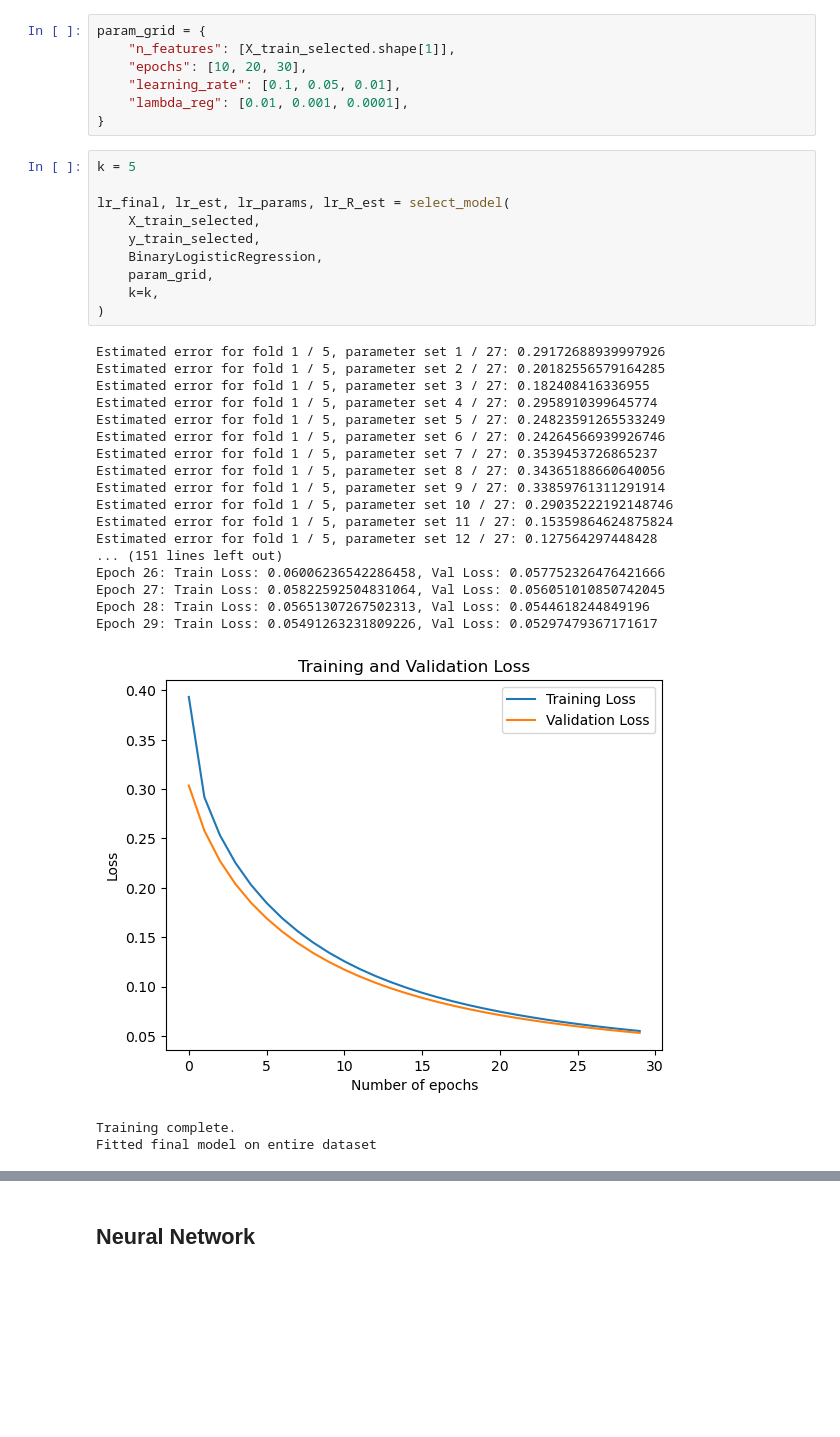
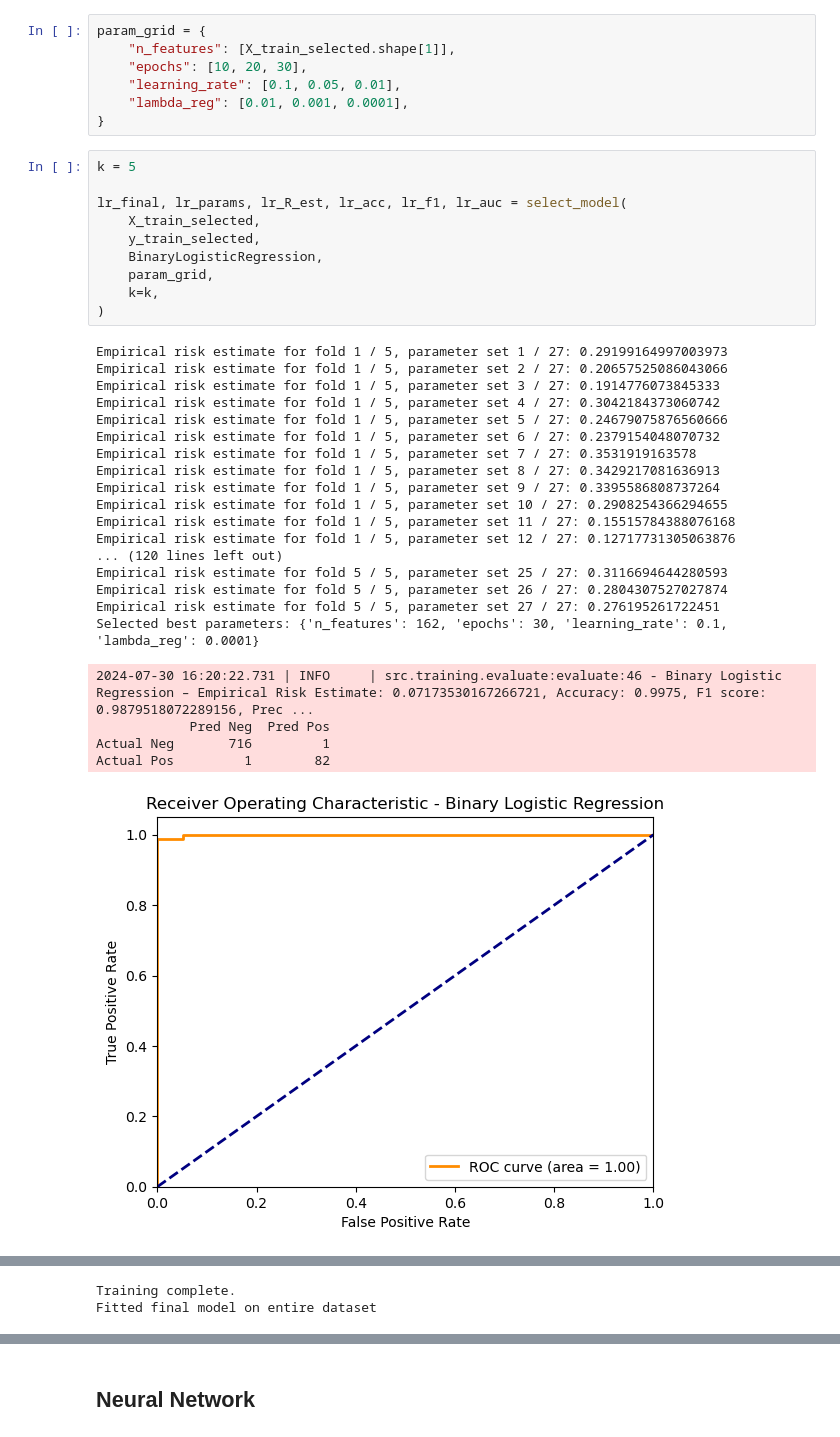
Before and after one commit to paulutsch/binary-stroke-classification, a Jupyter notebook: notebooks/main.ipynb, the cells around one changed output, grey strips where cells are left out. Drawn from its saved outputs; the diff is of its cells as text; blank space fills up the shorter version.

Commit message:
feat: evaluation embedded in select_model

```diff
--- a/notebooks/main.ipynb
+++ b/notebooks/main.ipynb
@@ -414,31 +415,33 @@ param_grid = {
 # %%
 k = 5
 
-lr_final, lr_est, lr_params, lr_R_est = select_model(
+lr_final, lr_params, lr_R_est, lr_acc, lr_f1, lr_auc = select_model(
     X_train_selected,
     y_train_selected,
     BinaryLogisticRegression,
     param_grid,
     k=k,
 )
 # %% [output]
-Estimated error for fold 1 / 5, parameter set 1 / 27: 0.29172688939997926
-Estimated error for fold 1 / 5, parameter set 2 / 27: 0.20182556579164285
-Estimated error for fold 1 / 5, parameter set 3 / 27: 0.182408416336955
-Estimated error for fold 1 / 5, parameter set 4 / 27: 0.2958910399645774
-Estimated error for fold 1 / 5, parameter set 5 / 27: 0.24823591265533249
-Estimated error for fold 1 / 5, parameter set 6 / 27: 0.24264566939926746
-Estimated error for fold 1 / 5, parameter set 7 / 27: 0.3539453726865237
-Estimated error for fold 1 / 5, parameter set 8 / 27: 0.34365188660640056
-Estimated error for fold 1 / 5, parameter set 9 / 27: 0.33859761311291914
-Estimated error for fold 1 / 5, parameter set 10 / 27: 0.29035222192148746
-Estimated error for fold 1 / 5, parameter set 11 / 27: 0.15359864624875824
-Estimated error for fold 1 / 5, parameter set 12 / 27: 0.127564297448428
-... (151 lines left out)
-Epoch 26: Train Loss: 0.06006236542286458, Val Loss: 0.057752326476421666
-Epoch 27: Train Loss: 0.05822592504831064, Val Loss: 0.056051010850742045
-Epoch 28: Train Loss: 0.05651307267502313, Val Loss: 0.0544618244849196
-Epoch 29: Train Loss: 0.05491263231809226, Val Loss: 0.05297479367171617
+Empirical risk estimate for fold 1 / 5, parameter set 1 / 27: 0.29199164997003973
+Empirical risk estimate for fold 1 / 5, parameter set 2 / 27: 0.20657525086043066
+Empirical risk estimate for fold 1 / 5, parameter set 3 / 27: 0.1914776073845333
+Empirical risk estimate for fold 1 / 5, parameter set 4 / 27: 0.3042184373060742
+Empirical risk estimate for fold 1 / 5, parameter set 5 / 27: 0.24679075876560666
+Empirical risk estimate for fold 1 / 5, parameter set 6 / 27: 0.2379154048070732
+Empirical risk estimate for fold 1 / 5, parameter set 7 / 27: 0.3531919163578
+Empirical risk estimate for fold 1 / 5, parameter set 8 / 27: 0.3429217081636913
+Empirical risk estimate for fold 1 / 5, parameter set 9 / 27: 0.3395586808737264
+Empirical risk estimate for fold 1 / 5, parameter set 10 / 27: 0.2908254366294655
+Empirical risk estimate for fold 1 / 5, parameter set 11 / 27: 0.15515784388076168
+Empirical risk estimate for fold 1 / 5, parameter set 12 / 27: 0.12717731305063876
+... (120 lines left out)
+Empirical risk estimate for fold 5 / 5, parameter set 25 / 27: 0.3116694644280593
+Empirical risk estimate for fold 5 / 5, parameter set 26 / 27: 0.2804307527027874
+Empirical risk estimate for fold 5 / 5, parameter set 27 / 27: 0.276195261722451
+Selected best parameters: {'n_features': 162, 'epochs': 30, 'learning_rate': 0.1, 'lambda_reg': 0.0001}
+2024-07-30 16:20:22.731 | INFO     | src.training.evaluate:evaluate:46 - Binary Logistic Regression – Empirical Risk Estimate: 0.07173530167266721, Accuracy: 0.9975, F1 score: 0.9879518072289156, Prec ...
+            Pred Neg  Pred Pos
+Actual Neg       716         1
+Actual Pos         1        82
-[figure, old version]
+[figure, new version]
-Training complete.
-Fitted final model on entire dataset
@@ -444,0 +466,2 @@ Fitted final model on entire dataset
+Training complete.
+Fitted final model on entire dataset
```
Also changed, not shown: parts of 13 cells of this notebook, 5 other files.
